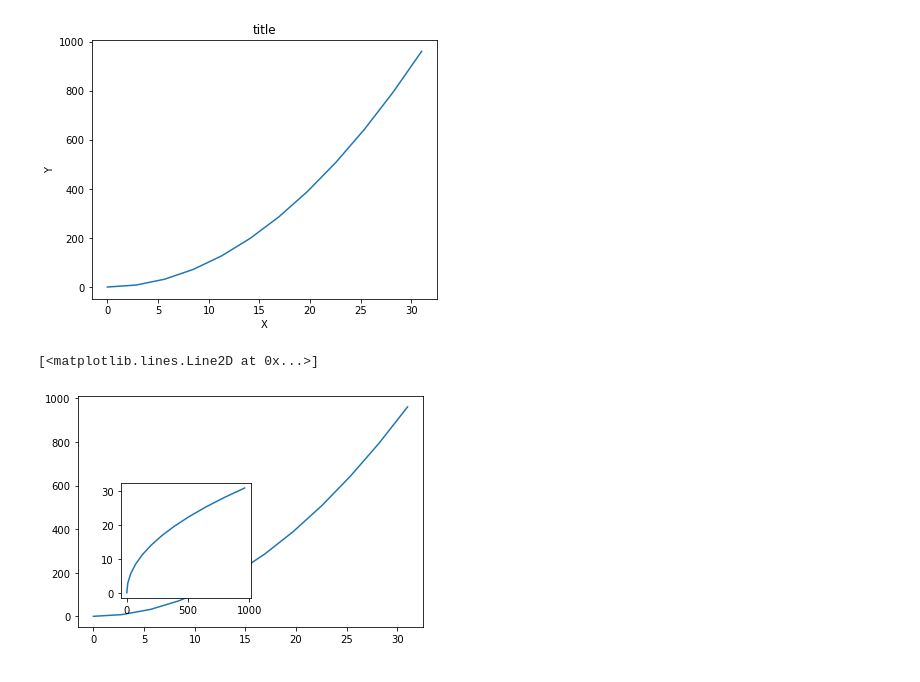
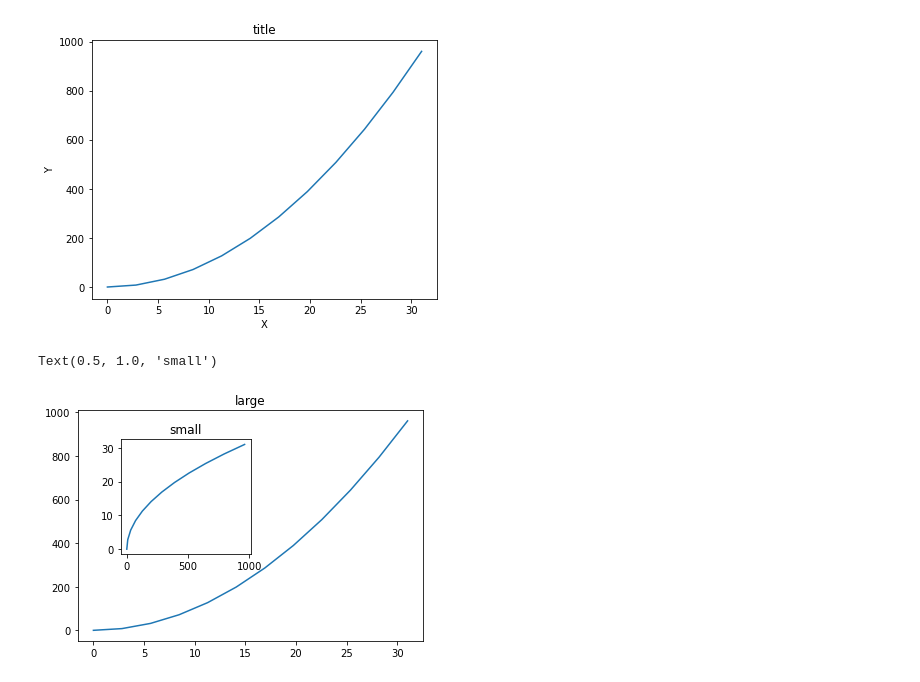
Before and after one commit to amir-nrfkn/U-PyForDS, a Jupyter notebook: code/Data Visualization/Untitled.ipynb, the cells around one changed output. Saved outputs shown, nothing was run; the diff lists cells and outputs as text; code cells hidden in the pictures.

```diff
--- a/code/Data Visualization/Untitled.ipynb
+++ b/code/Data Visualization/Untitled.ipynb
@@ -51,12 +51,12 @@ Text(0.5, 1.0, 'title')
 # %%
 fig = plt.figure()
 axes1 = fig.add_axes([0.1, 0.1, 0.8, 0.8])
-axes2 = fig.add_axes([0.2, 0.2, 0.3, 0.4])
+axes2 = fig.add_axes([0.2, 0.4, 0.3, 0.4])
 
 axes1.plot(x, y)
-axes1.set
+axes1.set_title('large')
 axes2.plot(y, x)
 axes2.set_title('small')
 # %% [output]
-[<matplotlib.lines.Line2D at 0x...>]
+Text(0.5, 1.0, 'small')
-[figure, old version]
+[figure, new version]
```
Also changed, not shown: 1 other file.
